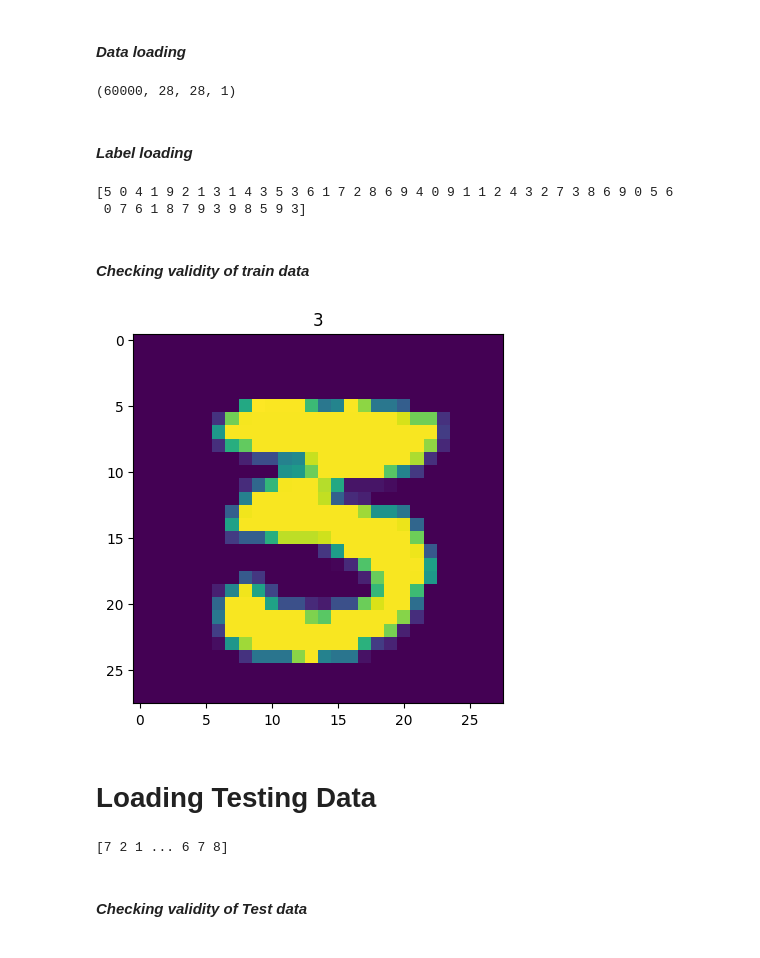
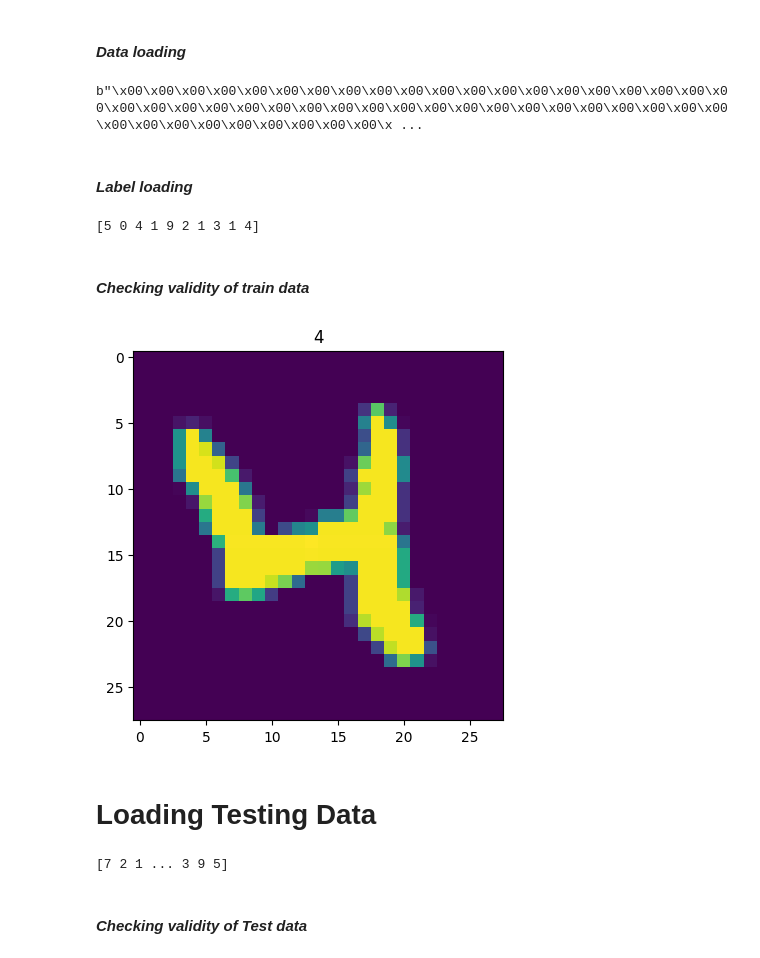
Before and after one commit to AhzamEjaz/Image-recognition-Using-KNN, a Jupyter notebook: Handwritting_data_pred.ipynb, the cells around one changed output. Cells and saved outputs as stored; diff of their text form; code cells hidden in the pictures.

```diff
--- a/Handwritting_data_pred.ipynb
+++ b/Handwritting_data_pred.ipynb
@@ -15,17 +16,17 @@ from matplotlib import pyplot as plt
 f = gzip.open("./Data/train-images-idx3-ubyte.gz", "r")
 # defining the number of images and the number of pixels
 image_size = 28
-num_imgs = 60000
+num_imgs = 10000
 # reading every string literal in the file and assigning it to buf
 f.read(16)
 buf = f.read(num_imgs * image_size * image_size)
+print(buf[0:2000])
 # Convert each literal/ string to the float and assign it to the x_train
 X_train = np.frombuffer(buf, dtype=np.uint8).astype(np.float32)
 # Reshaping the Training data suitable for learning
 X_train = X_train.reshape(num_imgs, image_size, image_size, 1)
-print(X_train.shape)
 # %% [output]
-(60000, 28, 28, 1)
+b"\x00\x00\x00\x00\x00\x00\x00\x00\x00\x00\x00\x00\x00\x00\x00\x00\x00\x00\x00\x00\x00\x00\x00\x00\x00\x00\x00\x00\x00\x00\x00\x00\x00\x00\x00\x00\x00\x00\x00\x00\x00\x00\x00\x00\x00\x00\x00\x00\x00\x ...
 # %% [markdown]
 #### *Label loading*
 # %%
@@ -36,35 +37,34 @@ f = gzip.open("./Data/train-labels-idx1-ubyte.gz","rb")
 y_train = []
 #reason for the statement below is that the data in the files start after 8 literals from the original file
 buf = f.read(8)
-for i in range(60000-8):
+for i in range(num_imgs):
     buf = f.read(1)
     # print(buf)
     ind_label = np.frombuffer(buf, dtype=np.uint8).astype(np.int64)
     y_train.append(ind_label[0])
 y_train = np.asarray(y_train)
-print(y_train[0:50])
+print(y_train[0:10])
 # %% [output]
-[5 0 4 1 9 2 1 3 1 4 3 5 3 6 1 7 2 8 6 9 4 0 9 1 1 2 4 3 2 7 3 8 6 9 0 5 6
- 0 7 6 1 8 7 9 3 9 8 5 9 3]
+[5 0 4 1 9 2 1 3 1 4]
 # %% [markdown]
 #### *Checking validity of train data*
 # %%
 #Testing if the dataset is valid or not
-image =  np.asarray(X_train[2200]).squeeze()
+image =  np.asarray(X_train[20]).squeeze()
 # image =  X_train[0].reshape(image_size, image_size)
 # print(image)
 plt.imshow(image)
-plt.title(y_train[2200])
+plt.title(y_train[20])
 plt.show()
 # Test Acurate for training Data
 # %% [output]
-[figure, old version]
+[figure, new version]
 # %% [markdown]
 # Loading Testing Data
 # %%
 #Loading Testing data
 f = gzip.open("./Data/t10k-images-idx3-ubyte.gz", "rb")
-test_num_imgs = 10000
+test_num_imgs = 2000
 f.read(16)
 buf = f.read(test_num_imgs * image_size * image_size)
 X_test = np.frombuffer(buf, dtype=np.uint8).astype(np.float32)
@@ -72,11 +72,12 @@ X_test = X_test.reshape(test_num_imgs, image_size, image_size, 1)
 #Loading Testing Labels data
 f = gzip.open("./Data/t10k-labels-idx1-ubyte.gz", "rb")
 f.read(8)
-buf = f.read(10000-8)
+buf = f.read(test_num_imgs)
 y_test = np.frombuffer(buf, dtype=np.uint8)
+
 print(y_test)
 # %% [output]
-[7 2 1 ... 6 7 8]
+[7 2 1 ... 3 9 5]
 # %% [markdown]
 #### *Checking validity of Test data*
 # %%
```
Also changed, not shown: parts of 5 cells of this notebook, 1 other file.
